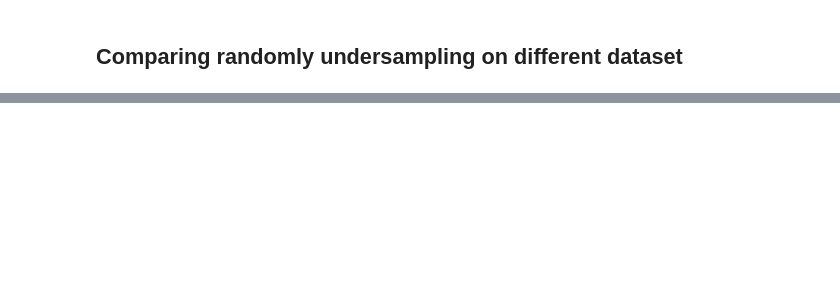
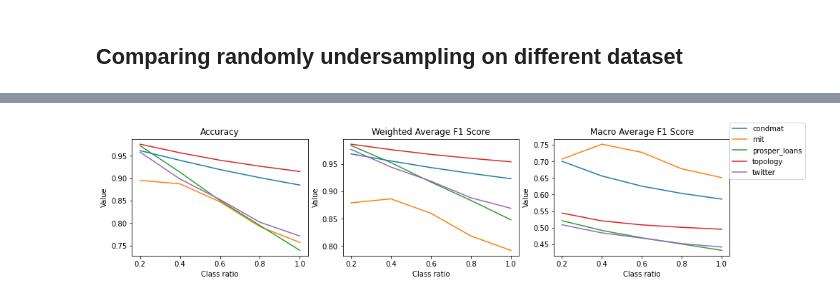
Before and after one commit to reluzita/LU-SNACS, a Jupyter notebook: visualize_results.ipynb, the cells around one changed output, grey strips where cells are left out. Drawn from its saved outputs; the diff is of its cells as text; code cells hidden in the pictures; blank space fills up the shorter version.

Commit message:
results visualization for paper

```diff
--- a/visualize_results.ipynb
+++ b/visualize_results.ipynb
@@ -52,19 +6,9 @@ plt.show()
 ## Comparing randomly undersampling on different dataset
 # %%
 results = {
+    'condmat': pd.read_csv('results/condmat_2_random_results.csv').set_index('ratio'),
     'mit': pd.read_csv('results/mit_2_random_results.csv').set_index('ratio'),
     'prosper_loans': pd.read_csv('results/prosper-loans_2_random_results.csv').set_index('ratio'),
     'topology': pd.read_csv('results/topology_2_random_results.csv').set_index('ratio'),
     'twitter': pd.read_csv('results/munmun_twitterex_ut_3_random_results.csv').set_index('ratio')
 }
-# %%
-for col in results['mit'].columns:
-    plt.figure(figsize=(5, 3))
-    plt.title(col)
-    for dataset, metrics in results.items():
-        values = metrics.loc[metrics.index >= 0.2, col]
-        plt.plot(values.index, values.values, label=dataset)
-    plt.xlabel('Class ratio')
-    plt.ylabel('Value')
-    plt.legend()
-    plt.show()
@@ -84,0 +15,27 @@ for col in results['mit'].columns:
+# %%
+def plot_metrics(results_dict, metrics, titles=None):
+    fig, axs = plt.subplots(1, len(metrics), figsize=(5*len(metrics), 3))
+    if titles is None:
+        titles = [metrics[i] for i in range(len(metrics))]
+
+    if len(metrics) == 1:
+        axs = [axs]
+
+    for i in range(len(metrics)):
+        axs[i].set_title(titles[i])
+        for dataset, res in results_dict.items():
+            values = res.loc[res.index >= 0.2, metrics[i]]
+            axs[i].plot(values.index, values.values, label=dataset)
+        axs[i].set_xlabel('Class ratio')
+        axs[i].set_ylabel('Value')
+        if i == len(metrics) - 1:
+            handles, labels = axs[i].get_legend_handles_labels()
+
+    fig.legend(handles, labels)
+    plt.show()
+# %%
+plot_metrics(results,
+    ['accuracy', 'weighted avg f1', 'macro avg f1'],
+    ['Accuracy', 'Weighted Average F1 Score', 'Macro Average F1 Score'])
+# %% [output]
+[figure, added]
```
Also changed, not shown: parts of 26 cells of this notebook, 12 other files.
